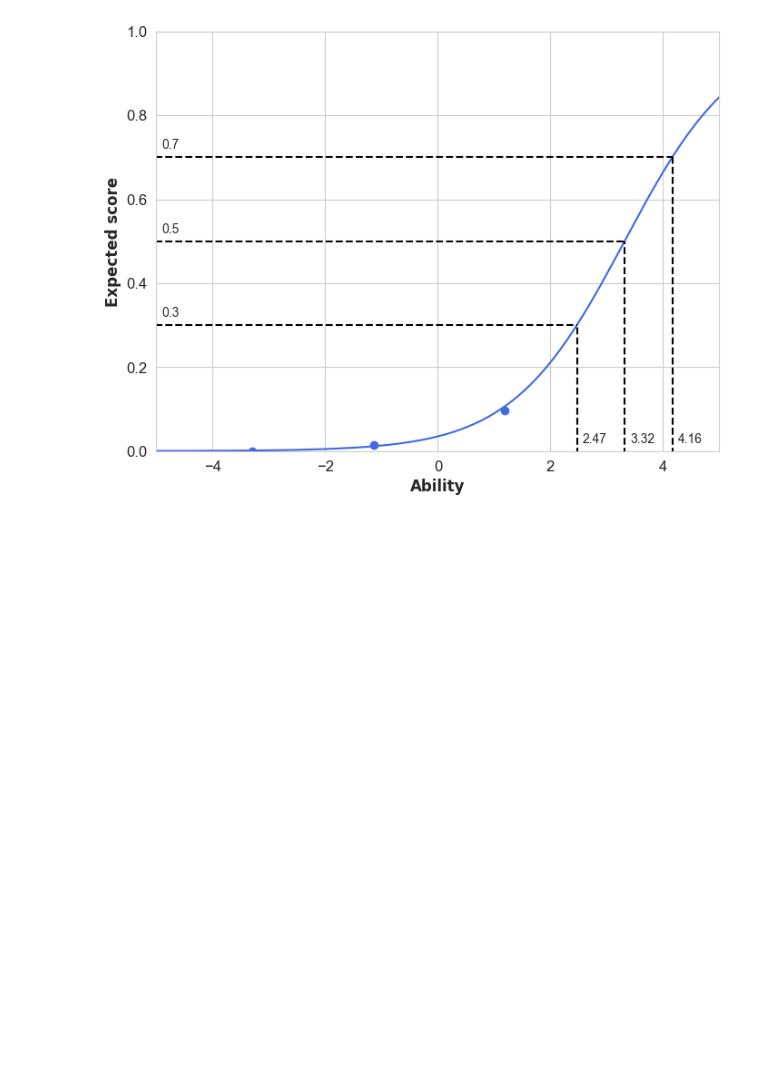
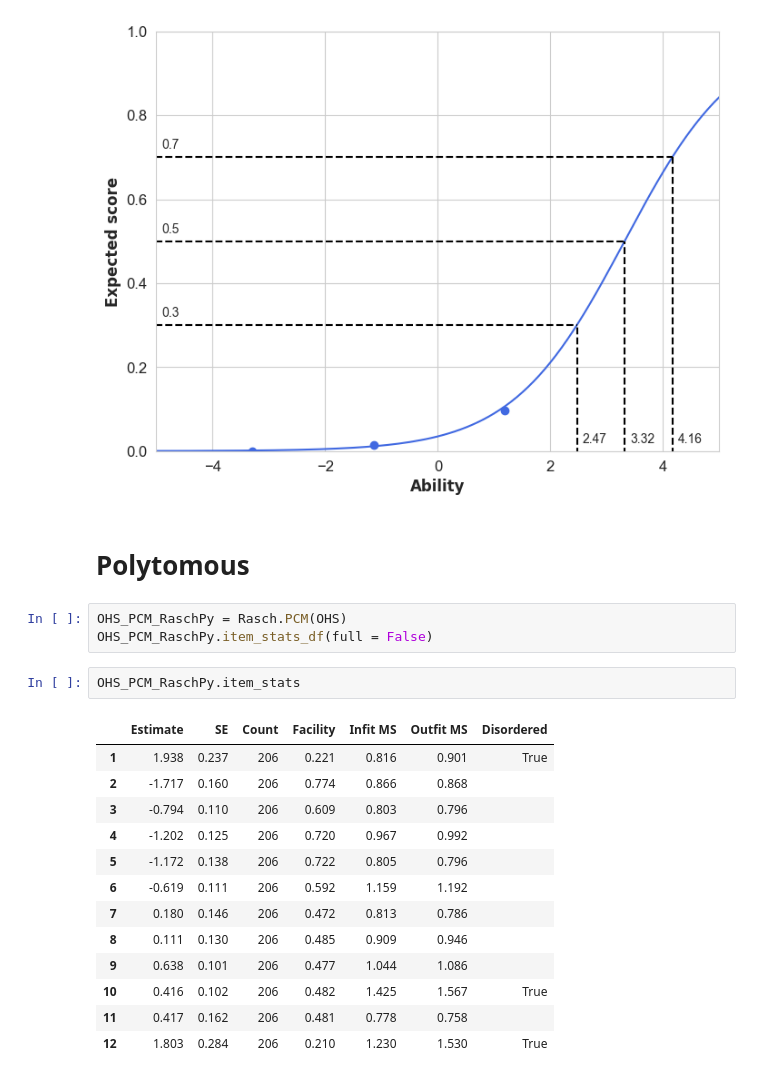
Before and after one commit to CRH1998/Rasch-models-in-Python-and-R, a Jupyter notebook: Python code/OHSPython.ipynb, the cells around one changed output. Cells and saved outputs as stored; diff of their text form; blank space fills up the shorter version.

```diff
--- a/Python code/OHSPython.ipynb
+++ b/Python code/OHSPython.ipynb
@@ -78,3 +82,24 @@ findfont: Font family 'Times' not found.
 findfont: Font family 'Times' not found.
 findfont: Font family 'Times' not found.
 [figure]
+# %% [markdown]
+# Polytomous
+# %%
+OHS_PCM_RaschPy = Rasch.PCM(OHS)
+OHS_PCM_RaschPy.item_stats_df(full = False)
+# %%
+OHS_PCM_RaschPy.item_stats
+# %% [output]
+|  | Estimate | SE | Count | Facility | Infit MS | Outfit MS | Disordered |
+| 1 | 1.938 | 0.237 | 206 | 0.221 | 0.816 | 0.901 | True |
+| 2 | -1.717 | 0.160 | 206 | 0.774 | 0.866 | 0.868 |  |
+| 3 | -0.794 | 0.110 | 206 | 0.609 | 0.803 | 0.796 |  |
+| 4 | -1.202 | 0.125 | 206 | 0.720 | 0.967 | 0.992 |  |
+| 5 | -1.172 | 0.138 | 206 | 0.722 | 0.805 | 0.796 |  |
+| 6 | -0.619 | 0.111 | 206 | 0.592 | 1.159 | 1.192 |  |
+| 7 | 0.180 | 0.146 | 206 | 0.472 | 0.813 | 0.786 |  |
+| 8 | 0.111 | 0.130 | 206 | 0.485 | 0.909 | 0.946 |  |
+| 9 | 0.638 | 0.101 | 206 | 0.477 | 1.044 | 1.086 |  |
+| 10 | 0.416 | 0.102 | 206 | 0.482 | 1.425 | 1.567 | True |
+| 11 | 0.417 | 0.162 | 206 | 0.481 | 0.778 | 0.758 |  |
+| 12 | 1.803 | 0.284 | 206 | 0.210 | 1.230 | 1.530 | True |
```
Also changed, not shown: parts of 3 cells of this notebook, 16 other files.
